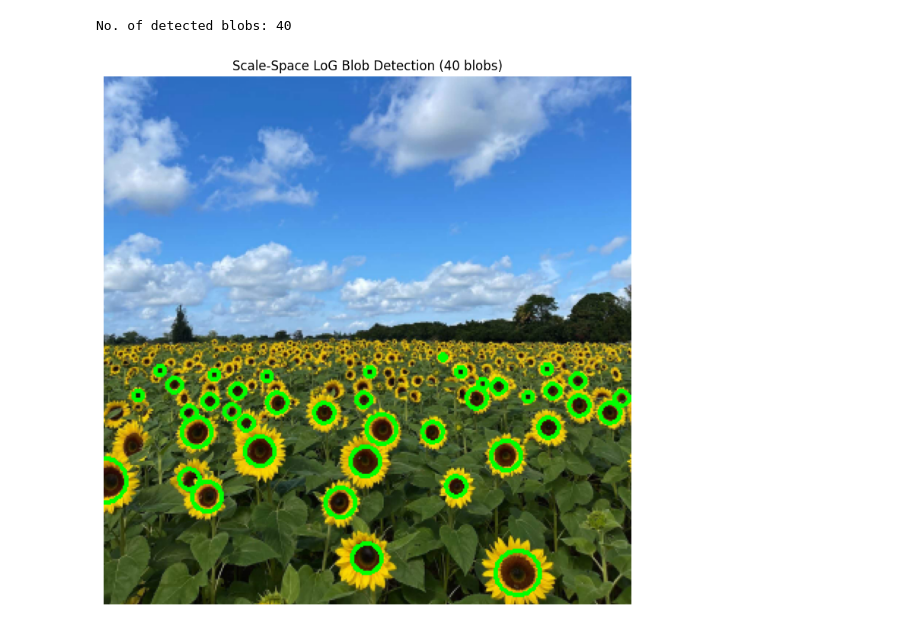
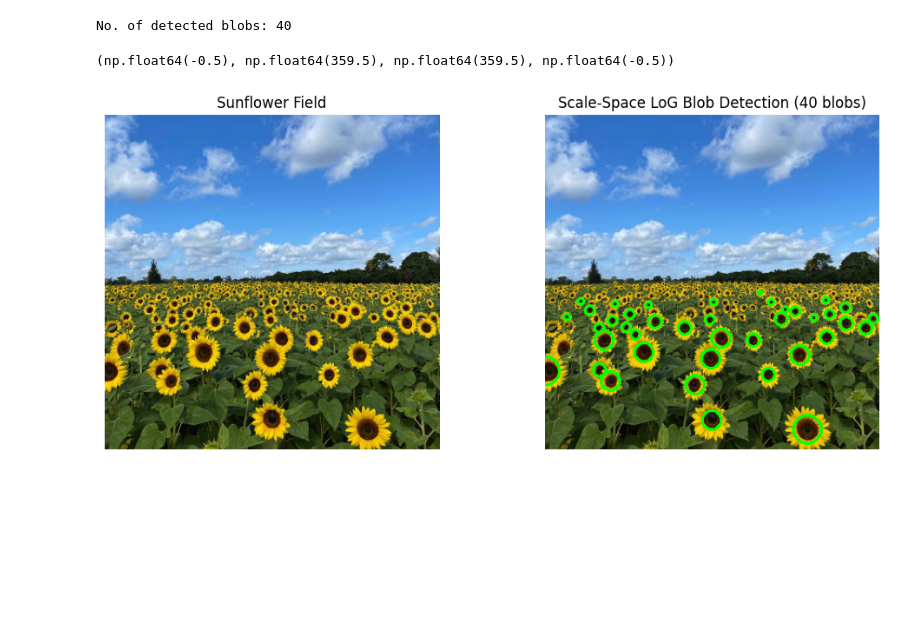
Before and after one commit to shalaniupekshani/EN3160-Assignment-2-on-Fitting-and-Alignment, a Jupyter notebook: EN3160 Assignment 2 on Fitting and Alignment.ipynb, the cells around one changed output. Drawn from its saved outputs; the diff is of its cells as text; code cells hidden in the pictures; blank space fills up the shorter version.

```diff
--- a/EN3160 Assignment 2 on Fitting and Alignment.ipynb
+++ b/EN3160 Assignment 2 on Fitting and Alignment.ipynb
@@ -49,15 +42,16 @@ No. of detected blobs: 40
 # %%
 result = cv.cvtColor(im, cv.COLOR_BGR2RGB)
 for circle in circles:
     center = (circle["x"], circle["y"])
     radius = circle["radius"]
-
     cv.circle(result,center,radius,(0, 255, 0),2)
-
-plt.figure(figsize=(14, 9))
-plt.imshow(result)
-plt.title(f"Scale-Space LoG Blob Detection ({len(circles)} blobs)")
-plt.axis("off")
-plt.show()
+fig, axes = plt.subplots(1, 2, figsize=(12, 5))
+axes[0].imshow(im_rgb)
+axes[0].set_title("Sunflower Field")
+axes[0].axis('off')
+axes[1].imshow(result)
+axes[1].set_title(f"Scale-Space LoG Blob Detection ({len(circles)} blobs)")
+axes[1].axis('off')
 # %% [output]
+(np.float64(-0.5), np.float64(359.5), np.float64(359.5), np.float64(-0.5))
-[figure, old version]
+[figure, new version]
```
Also changed, not shown: parts of 1 cell of this notebook.
